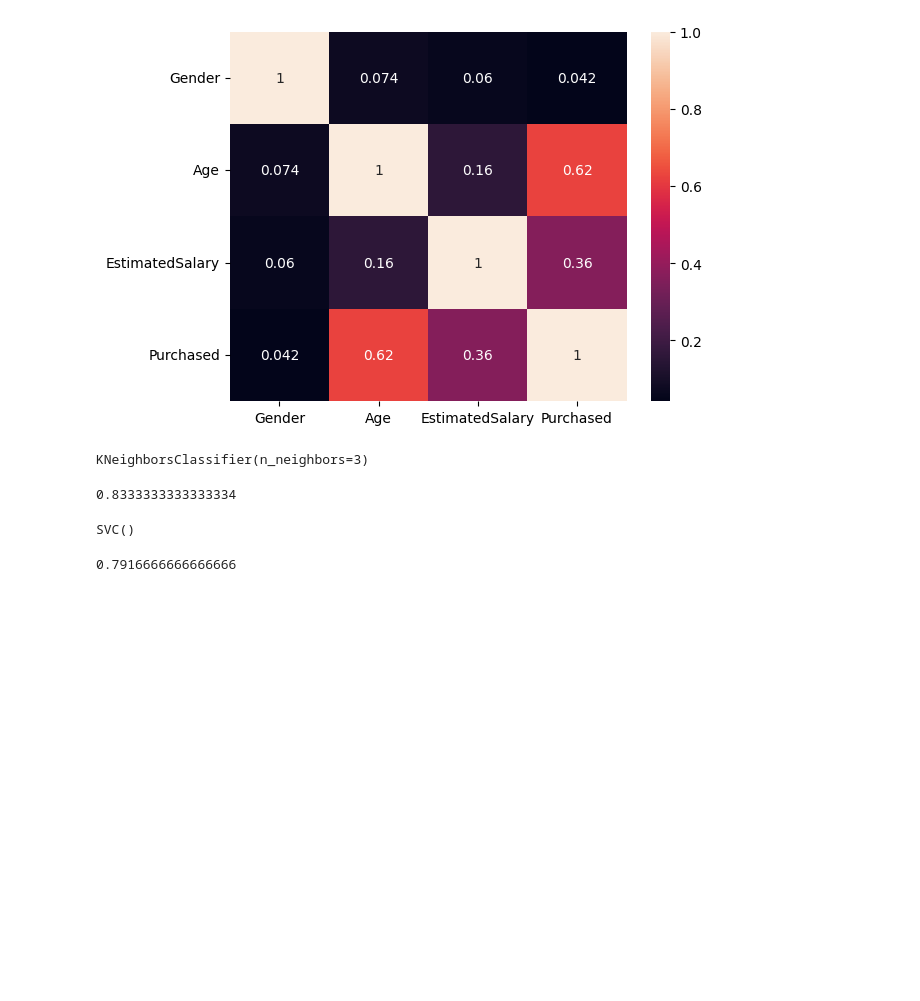
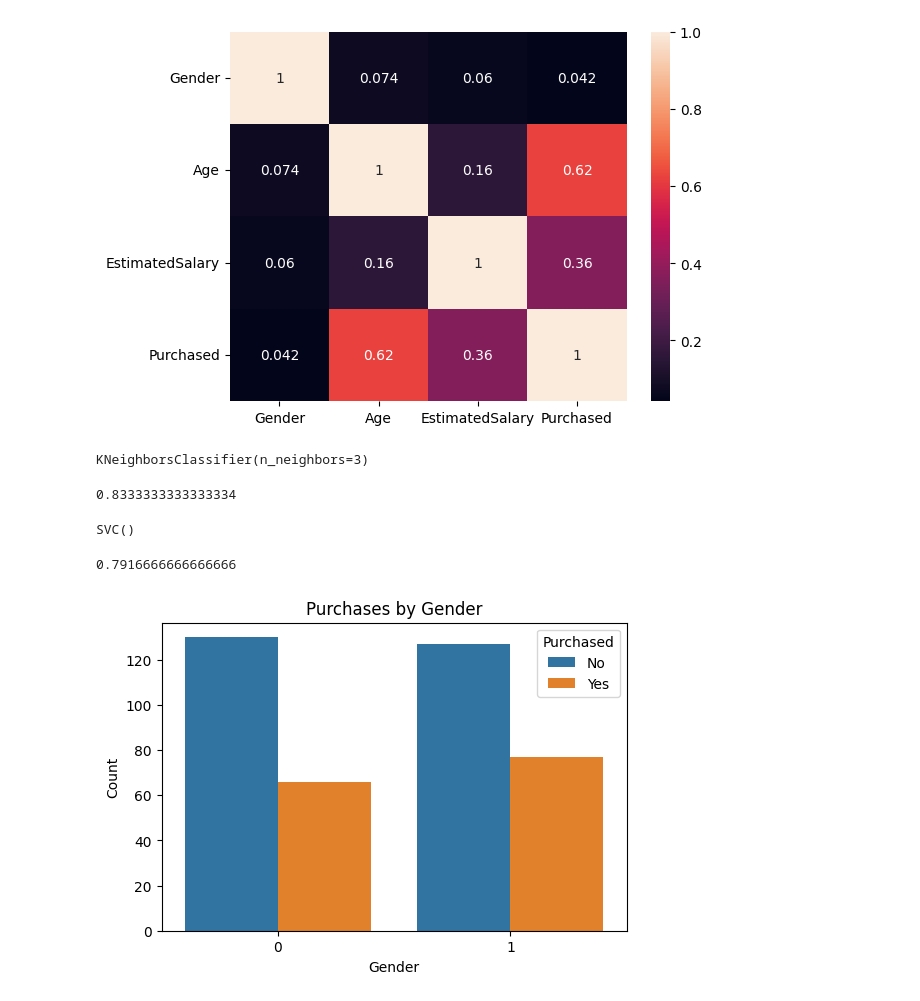
Before and after one commit to AamaeyPrakash/Python, a Jupyter notebook: notebook47dacff229.ipynb, the cells around one changed output. Cells and saved outputs as stored; diff of their text form; code cells hidden in the pictures; blank space fills up the shorter version.

```diff
--- a/notebook47dacff229.ipynb
+++ b/notebook47dacff229.ipynb
@@ -116,3 +119,17 @@ acc = accuracy_score(y_test, y_pred)
 print(acc)
 # %% [output]
 0.7916666666666666
+# %%
+data['Age_Group'] = pd.cut(data['Age'], bins=[17, 25, 35, 50], labels=['18-25', '26-35', '36-49'])
+data['Income_Group'] = pd.cut(data['EstimatedSalary'], bins=[0, 30000, 70000, 100000, float('inf')],
+                              labels=['<30k', '30k–70k', '70k–100k', '>100k'])
+# %%
+plt.figure(figsize=(6, 4))
+sns.countplot(data=data, x='Gender', hue='Purchased')
+plt.title('Purchases by Gender')
+plt.ylabel('Count')
+plt.xlabel('Gender')
+plt.legend(title='Purchased', labels=['No', 'Yes'])
+plt.show()
+# %% [output]
+[figure, added]
```
Also changed, not shown: parts of 3 cells of this notebook.
